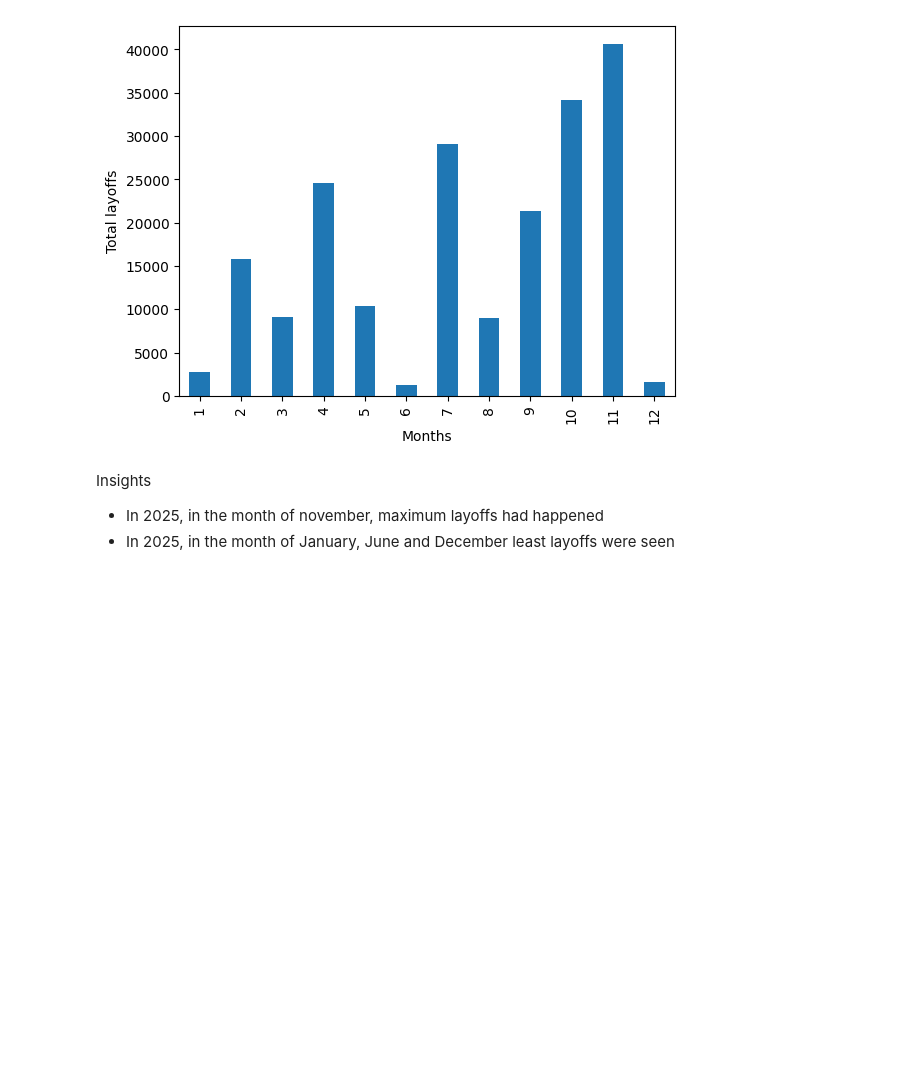
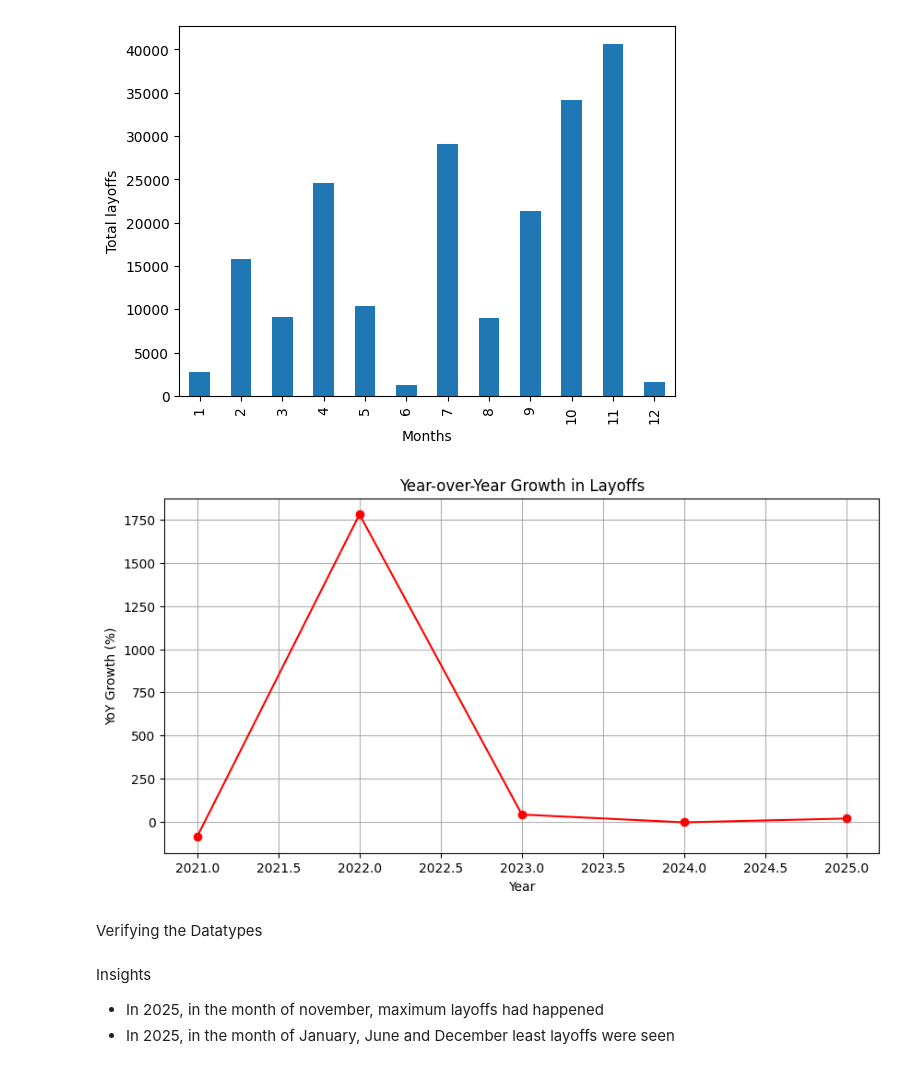
Before and after one commit to Ridima28/Global-Tech-Layoff-Analysis, a Jupyter notebook: layoff-eda.ipynb, the cells around one changed output. Drawn from its saved outputs; the diff is of its cells as text; code cells hidden in the pictures; blank space fills up the shorter version.

```diff
--- a/layoff-eda.ipynb
+++ b/layoff-eda.ipynb
@@ -244,6 +231,27 @@ Monthly total number of layoffs happening in 2025: Month_layoff
 12     1611.0
 Name: Laid_Off, dtype: float64
 [figure]
+# %%
+yearly_layoffs = (df.groupby("Year_layoff")["Laid_Off"].sum().sort_index())
+yoy_growth = yearly_layoffs.pct_change() * 100
+yoy_df = pd.DataFrame({ "Year": yearly_layoffs.index, "Layoffs": yearly_layoffs.values, "YoY_Growth_%": yoy_growth.values})
+
+plt.figure(figsize=(10,5))
+
+plt.plot(yoy_df["Year"], yoy_df["YoY_Growth_%"], marker="o", color="red")
+
+
+plt.title("Year-over-Year Growth in Layoffs")
+plt.xlabel("Year")
+plt.ylabel("YoY Growth (%)")
+
+plt.grid(True)
+plt.savefig("YoY Growth in Layoffs.png")
+plt.show()
+# %% [output]
+[figure, added]
+# %% [markdown]
+Verifying the Datatypes
 # %% [markdown]
 Insights
    - In 2025, in the month of november, maximum layoffs had happened
```
Also changed, not shown: parts of 1 cell of this notebook, 2 other files.
